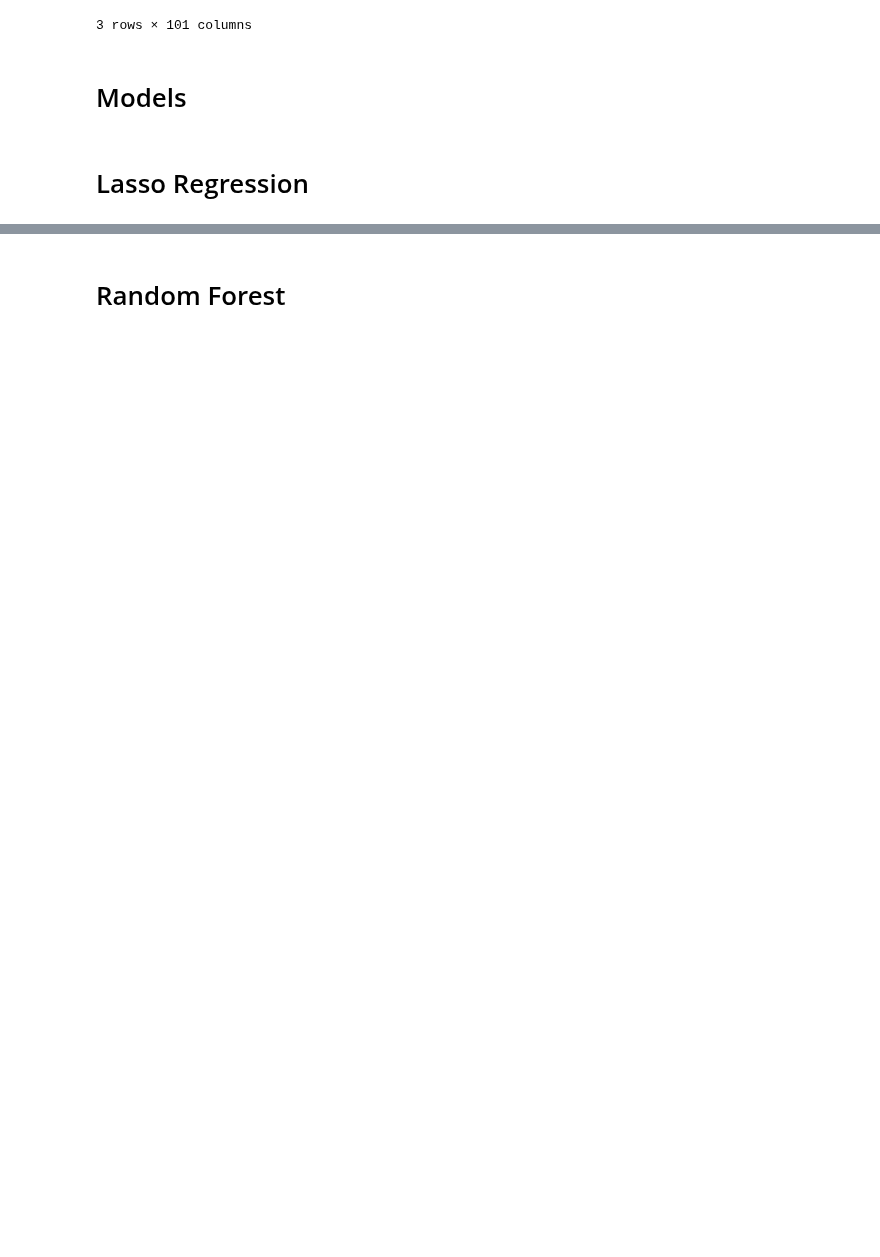
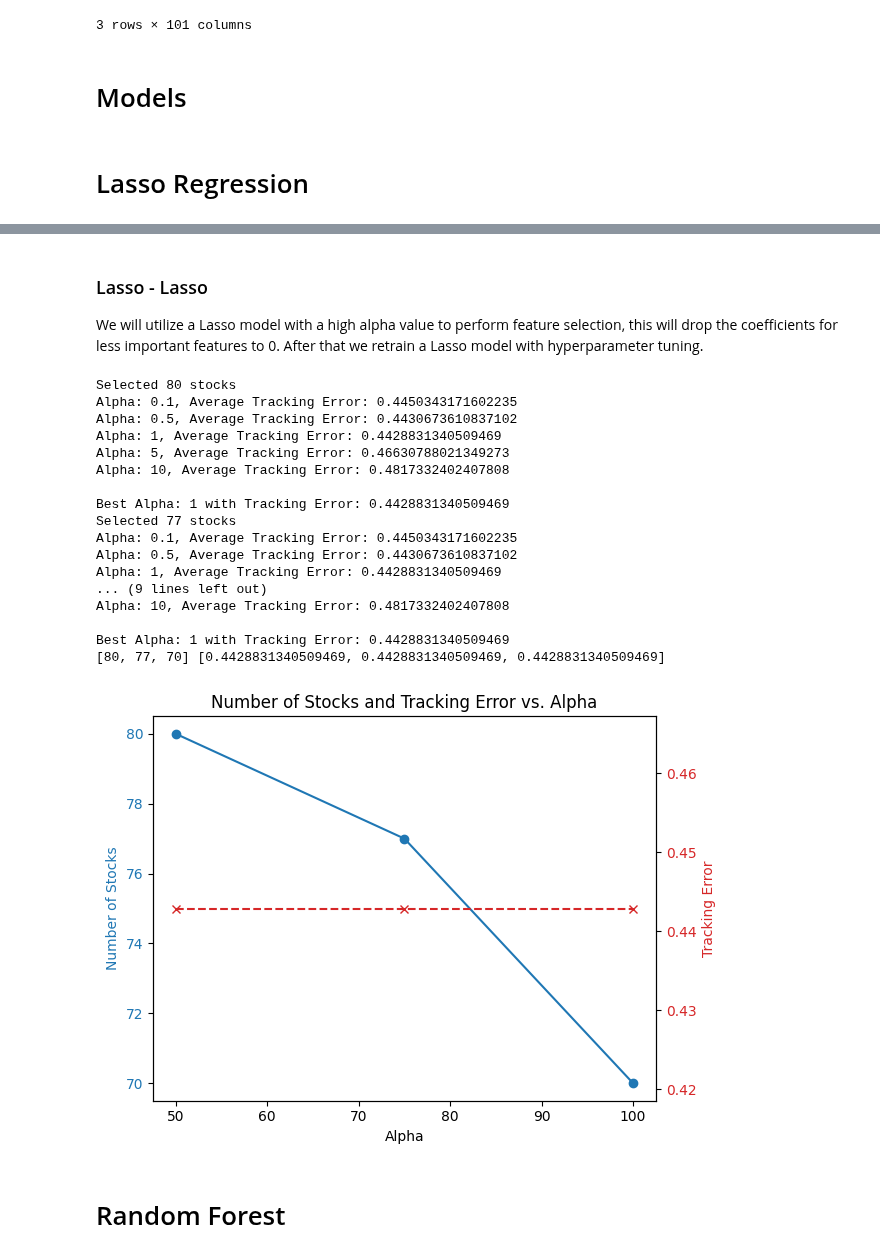
Before and after one commit to dbriito13/CSCA5622, a Jupyter notebook: nifty-50-partial-replication.ipynb, the cells around one changed output, grey strips where cells are left out. Cells and saved outputs as stored; diff of their text form; code cells hidden in the pictures; blank space fills up the shorter version.

Commit message:
First version of combined Lasso-Lasso approach

```diff
--- a/nifty-50-partial-replication.ipynb
+++ b/nifty-50-partial-replication.ipynb
@@ -146,0 +135,3 @@ alphas = [5, 10, 25, 50, 75, 100]
+# %% [markdown]
+### Lasso - Lasso
+We will utilize a Lasso model with a high alpha value to perform feature selection, this will drop the coefficients for less important features to 0. After that we retrain a Lasso model with hyperparameter tuning.
@@ -147,3 +186,58 @@ alphas = [5, 10, 25, 50, 75, 100]
+# %%
+X = df_total.drop(columns=['NIFTY 50', 'NIFTY BANK', 'NIFTY_100'])
+y = df_total['NIFTY_100']
+
+alphas = [50, 75, 100]
+tracking_errors = []
+num_stocks_list = []
+
+for alpha in alphas:
+    num_stocks, tracking_err = Lasso_Lasso(alpha, X, y)
+    num_stocks_list.append(num_stocks)
+    tracking_errors.append(tracking_err)
+
+print(num_stocks_list, tracking_errors)
+
+# Plotting the results
+fig, ax1 = plt.subplots()
+
+# Plotting number of stocks on the primary y-axis
+color = 'tab:blue'
+ax1.set_xlabel('Alpha')
+ax1.set_ylabel('Number of Stocks', color=color)
+ax1.plot(alphas, num_stocks_list, color=color, marker='o', label='Number of Stocks')
+ax1.tick_params(axis='y', labelcolor=color)
+
+# Creating a second y-axis for tracking error
+ax2 = ax1.twinx()
+color = 'tab:red'
+ax2.set_ylabel('Tracking Error', color=color)
+ax2.plot(alphas, tracking_errors, color=color, marker='x', linestyle='--', label='Tracking Error')
+ax2.tick_params(axis='y', labelcolor=color)
+
+# Adding a title and legend
+plt.title('Number of Stocks and Tracking Error vs. Alpha')
+fig.tight_layout()  # Adjust layout to prevent overlap
+plt.show()
+# %% [output]
+Selected 80 stocks
+Alpha: 0.1, Average Tracking Error: 0.4450343171602235
+Alpha: 0.5, Average Tracking Error: 0.4430673610837102
+Alpha: 1, Average Tracking Error: 0.4428831340509469
+Alpha: 5, Average Tracking Error: 0.46630788021349273
+Alpha: 10, Average Tracking Error: 0.4817332402407808
+
+Best Alpha: 1 with Tracking Error: 0.4428831340509469
+Selected 77 stocks
+Alpha: 0.1, Average Tracking Error: 0.4450343171602235
+Alpha: 0.5, Average Tracking Error: 0.4430673610837102
+Alpha: 1, Average Tracking Error: 0.4428831340509469
+... (9 lines left out)
+Alpha: 10, Average Tracking Error: 0.4817332402407808
+
+Best Alpha: 1 with Tracking Error: 0.4428831340509469
+[80, 77, 70] [0.4428831340509469, 0.4428831340509469, 0.4428831340509469]
+[figure, added]
 # %% [markdown]
 # Random Forest
 # %%
```
Also changed, not shown: parts of 15 cells of this notebook.
